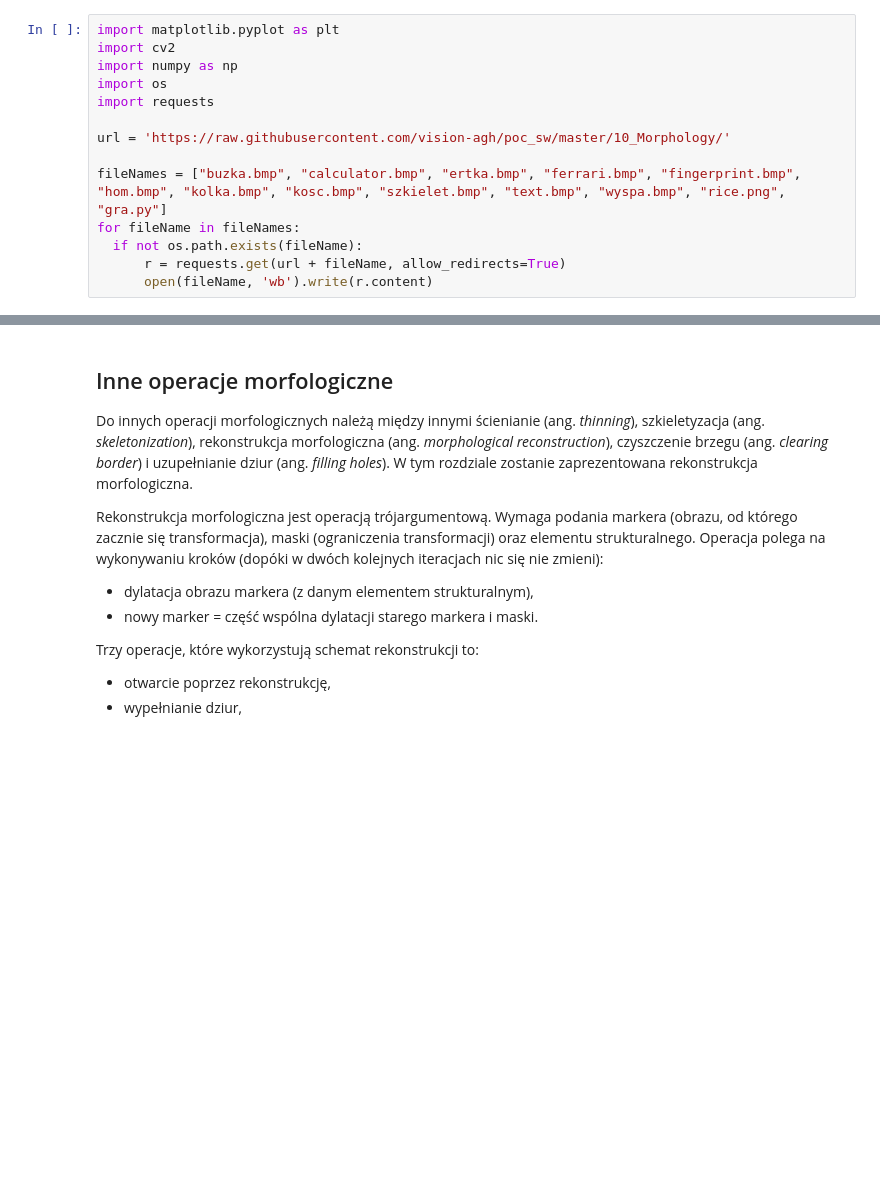
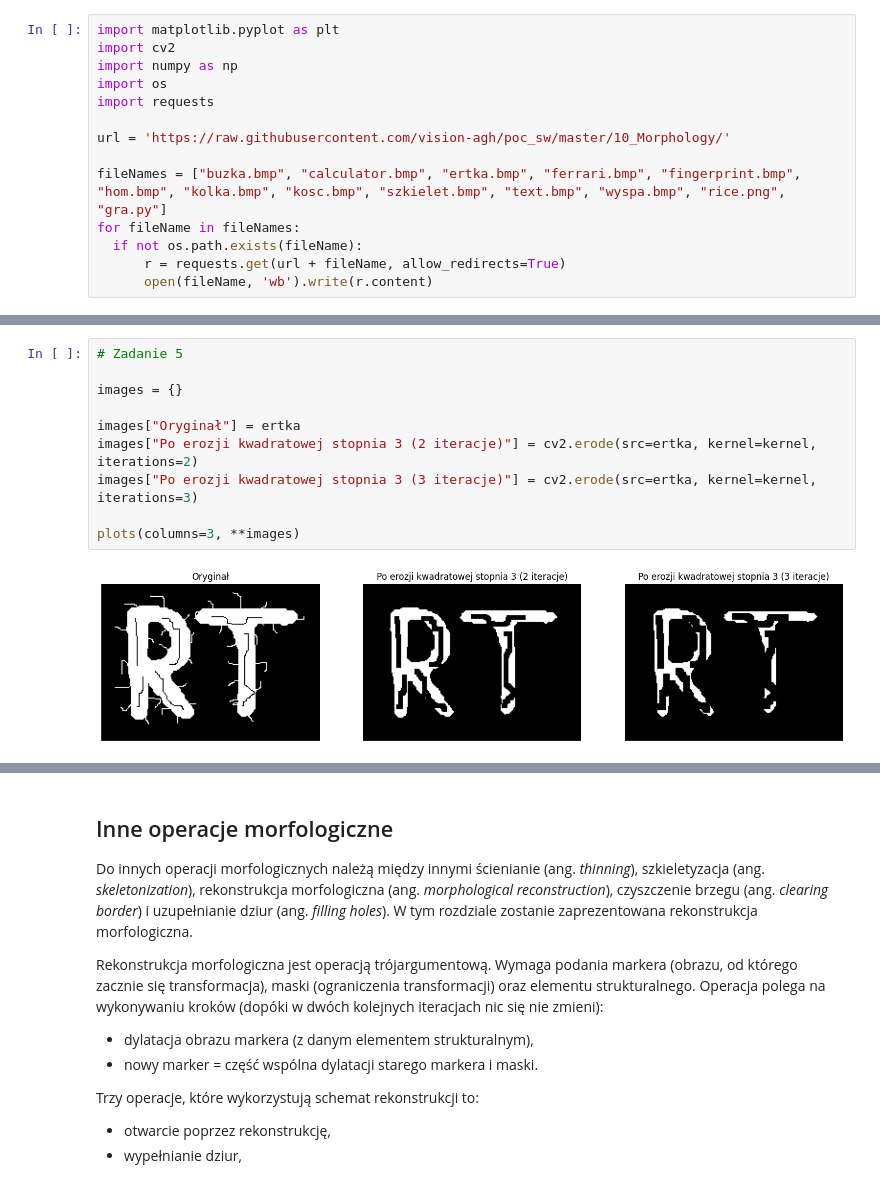
Before and after one commit to DziqG2NK/Wstep-do-cyfrowego-przetwarzania-obrazow, a Jupyter notebook: zajecia_7/10_morphology.ipynb, the cells around one changed output, grey strips where cells are left out. Saved outputs shown, nothing was run; the diff lists cells and outputs as text; blank space fills up the shorter version.

```diff
--- a/zajecia_7/10_morphology.ipynb
+++ b/zajecia_7/10_morphology.ipynb
@@ -89,0 +144,12 @@ ertka = cv2.imread("ertka.bmp", cv2.IMREAD_GRAYSCALE)
+# %%
+# Zadanie 5
+
+images = {}
+
+images["Oryginał"] = ertka
+images["Po erozji kwadratowej stopnia 3 (2 iteracje)"] = cv2.erode(src=ertka, kernel=kernel, iterations=2)
+images["Po erozji kwadratowej stopnia 3 (3 iteracje)"] = cv2.erode(src=ertka, kernel=kernel, iterations=3)
+
+plots(columns=3, **images)
+# %% [output]
+[figure, added]
```
Also changed, not shown: parts of 11 cells of this notebook.
